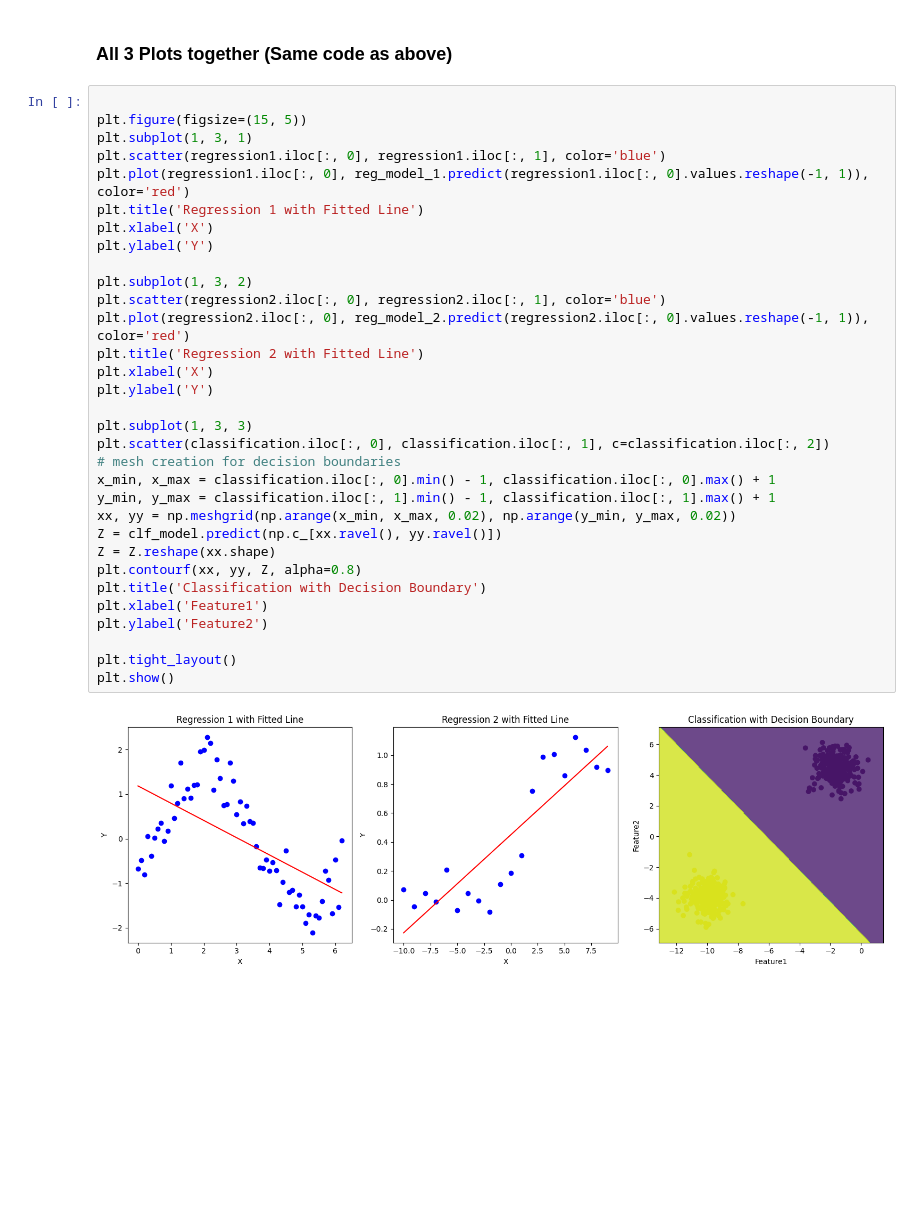
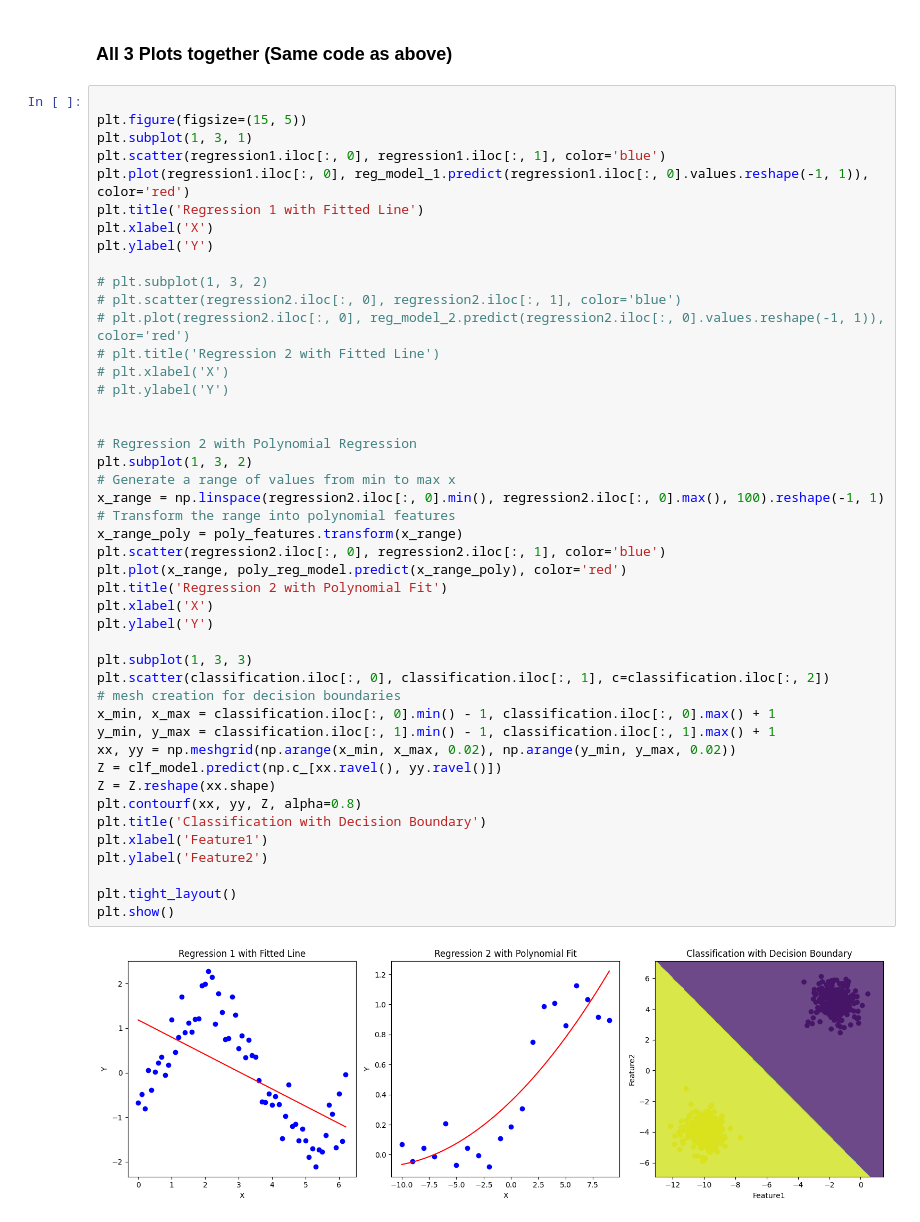
Before and after one commit to harshjoshi23/DataScience_Survival_Skills, a Jupyter notebook: Task7/Task2.ipynb, the cells around one changed output. Cells and saved outputs as stored; diff of their text form; blank space fills up the shorter version.

```diff
--- a/Task7/Task2.ipynb
+++ b/Task7/Task2.ipynb
@@ -139,33 +150,46 @@ plt.show()
 
 plt.figure(figsize=(15, 5))
 plt.subplot(1, 3, 1)
 plt.scatter(regression1.iloc[:, 0], regression1.iloc[:, 1], color='blue')
 plt.plot(regression1.iloc[:, 0], reg_model_1.predict(regression1.iloc[:, 0].values.reshape(-1, 1)), color='red')
 plt.title('Regression 1 with Fitted Line')
 plt.xlabel('X')
 plt.ylabel('Y')
 
+# plt.subplot(1, 3, 2)
+# plt.scatter(regression2.iloc[:, 0], regression2.iloc[:, 1], color='blue')
+# plt.plot(regression2.iloc[:, 0], reg_model_2.predict(regression2.iloc[:, 0].values.reshape(-1, 1)), color='red')
+# plt.title('Regression 2 with Fitted Line')
+# plt.xlabel('X')
+# plt.ylabel('Y')
+
+
+# Regression 2 with Polynomial Regression
 plt.subplot(1, 3, 2)
+# Generate a range of values from min to max x
+x_range = np.linspace(regression2.iloc[:, 0].min(), regression2.iloc[:, 0].max(), 100).reshape(-1, 1)
+# Transform the range into polynomial features
+x_range_poly = poly_features.transform(x_range)
 plt.scatter(regression2.iloc[:, 0], regression2.iloc[:, 1], color='blue')
-plt.plot(regression2.iloc[:, 0], reg_model_2.predict(regression2.iloc[:, 0].values.reshape(-1, 1)), color='red')
-plt.title('Regression 2 with Fitted Line')
+plt.plot(x_range, poly_reg_model.predict(x_range_poly), color='red')
+plt.title('Regression 2 with Polynomial Fit')
 plt.xlabel('X')
 plt.ylabel('Y')
 
 plt.subplot(1, 3, 3)
 plt.scatter(classification.iloc[:, 0], classification.iloc[:, 1], c=classification.iloc[:, 2])
 # mesh creation for decision boundaries
 x_min, x_max = classification.iloc[:, 0].min() - 1, classification.iloc[:, 0].max() + 1
 y_min, y_max = classification.iloc[:, 1].min() - 1, classification.iloc[:, 1].max() + 1
 xx, yy = np.meshgrid(np.arange(x_min, x_max, 0.02), np.arange(y_min, y_max, 0.02))
 Z = clf_model.predict(np.c_[xx.ravel(), yy.ravel()])
 Z = Z.reshape(xx.shape)
 plt.contourf(xx, yy, Z, alpha=0.8)
 plt.title('Classification with Decision Boundary')
 plt.xlabel('Feature1')
 plt.ylabel('Feature2')
 
 plt.tight_layout()
 plt.show()
 # %% [output]
-[figure, old version]
+[figure, new version]
```
Also changed, not shown: parts of 28 cells of this notebook, 2 other files.
